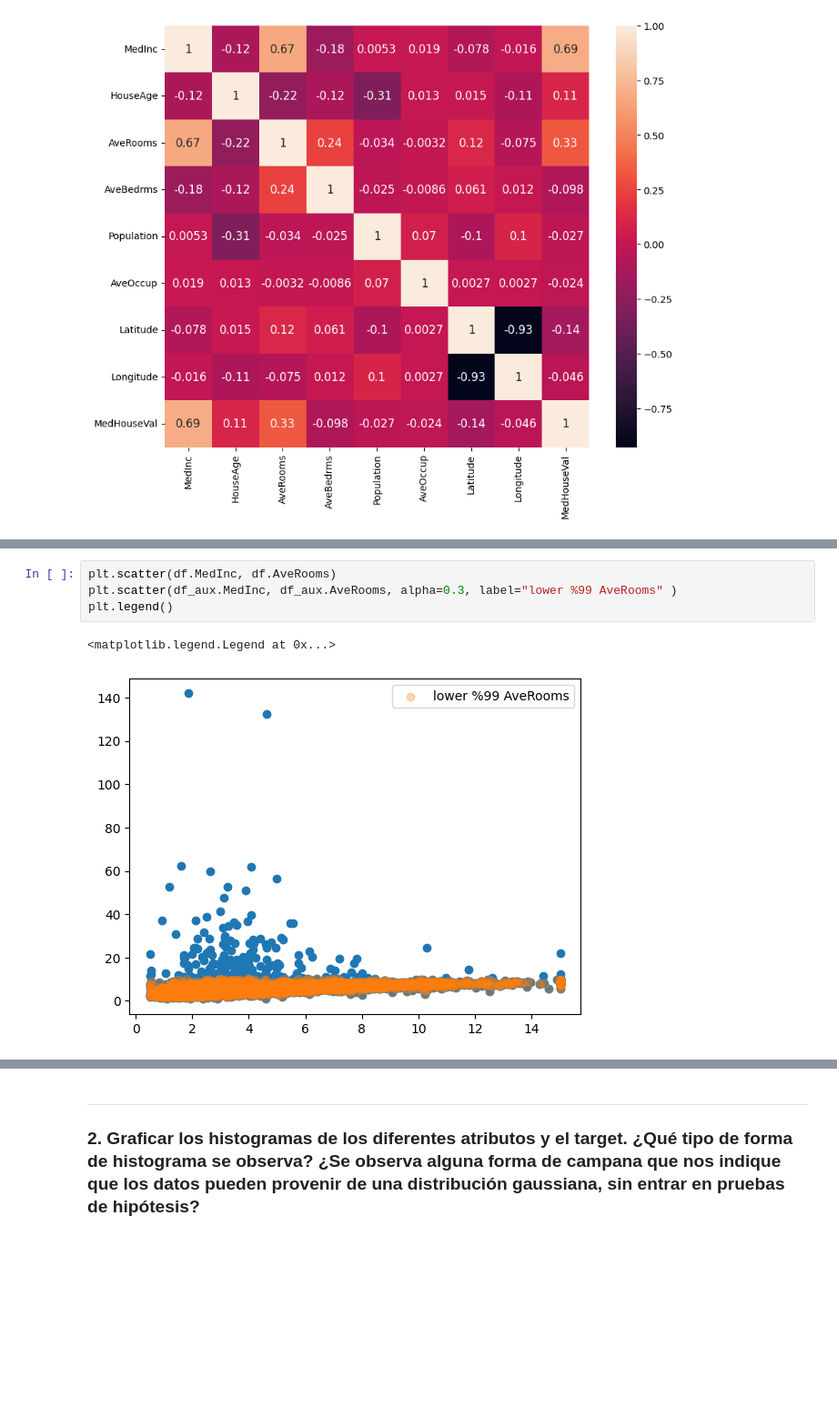
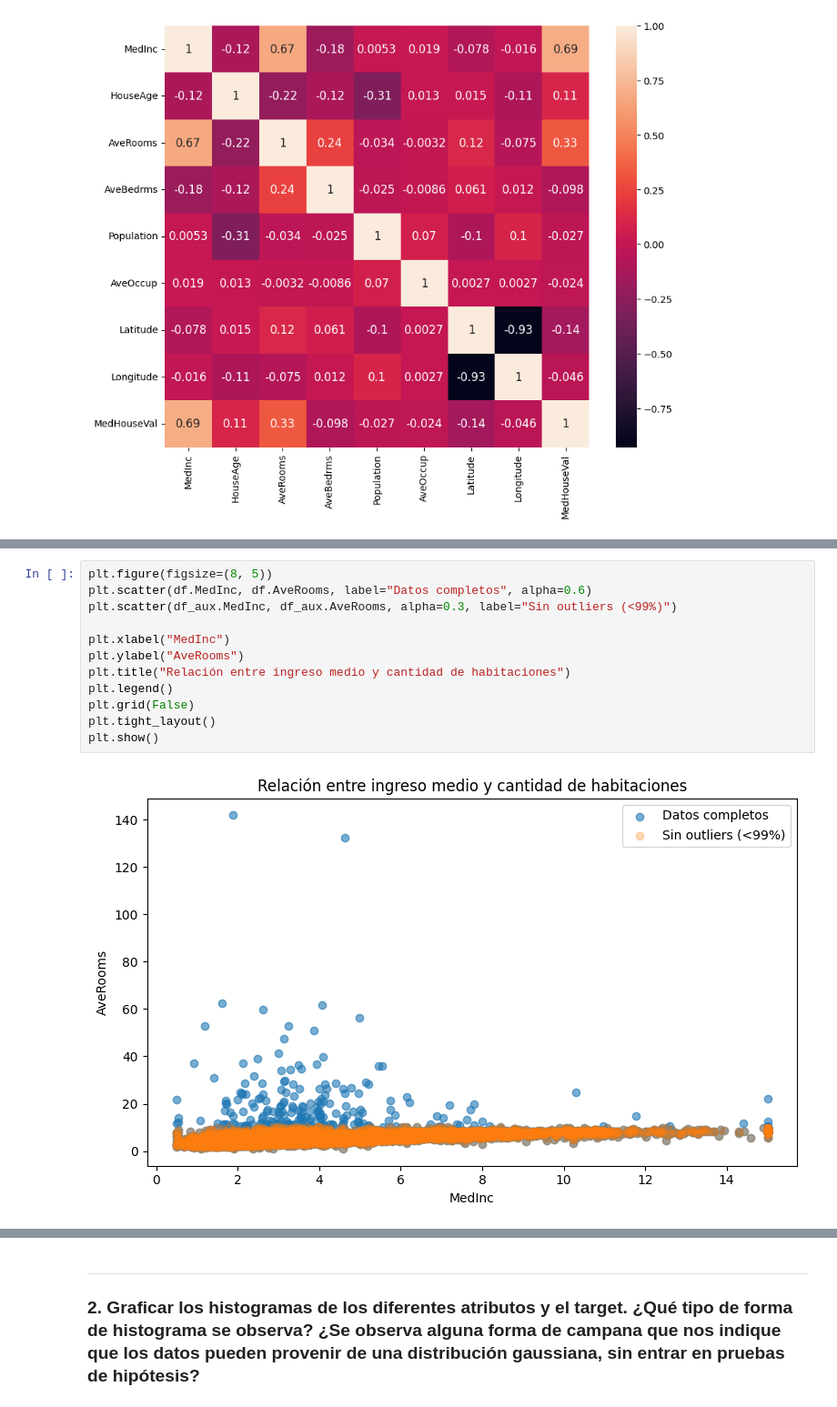
Before and after one commit to abrilnoguera/TP2-IIA, a Jupyter notebook: TP2.ipynb, the cells around one changed output, grey strips where cells are left out. Shown at 91% size. Drawn from its saved outputs; the diff is of its cells as text; blank space fills up the shorter version.

```diff
--- a/TP2.ipynb
+++ b/TP2.ipynb
@@ -89,7 +110,14 @@ Solo para visualizar lo que se está excluyendo con ese 0.01%:
 # %%
-plt.scatter(df.MedInc, df.AveRooms)
-plt.scatter(df_aux.MedInc, df_aux.AveRooms, alpha=0.3, label="lower %99 AveRooms" )
+plt.figure(figsize=(8, 5))
+plt.scatter(df.MedInc, df.AveRooms, label="Datos completos", alpha=0.6)
+plt.scatter(df_aux.MedInc, df_aux.AveRooms, alpha=0.3, label="Sin outliers (<99%)")
+
+plt.xlabel("MedInc")
+plt.ylabel("AveRooms")
+plt.title("Relación entre ingreso medio y cantidad de habitaciones")
 plt.legend()
+plt.grid(False)
+plt.tight_layout()
+plt.show()
 # %% [output]
-<matplotlib.legend.Legend at 0x...>
-[figure, old version]
+[figure, new version]
```
Also changed, not shown: parts of 36 cells of this notebook, 2 other files.
